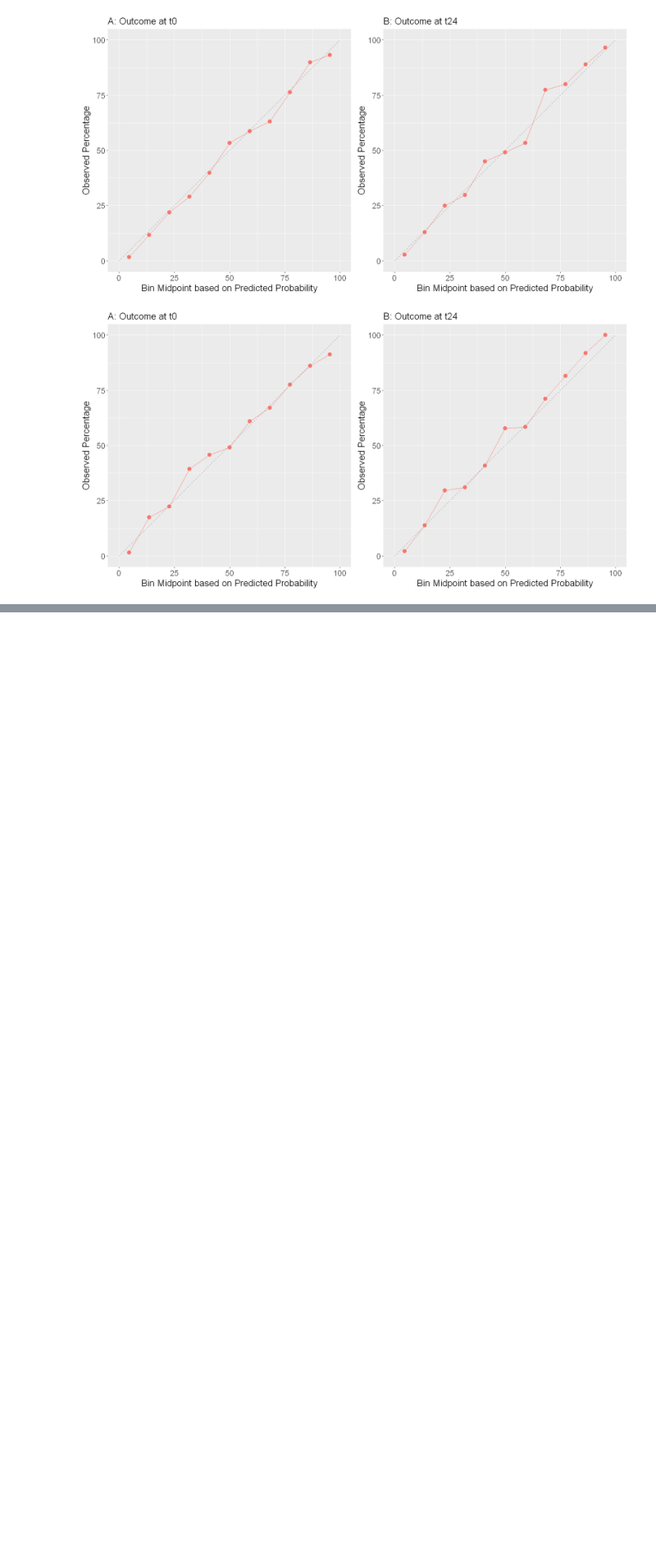
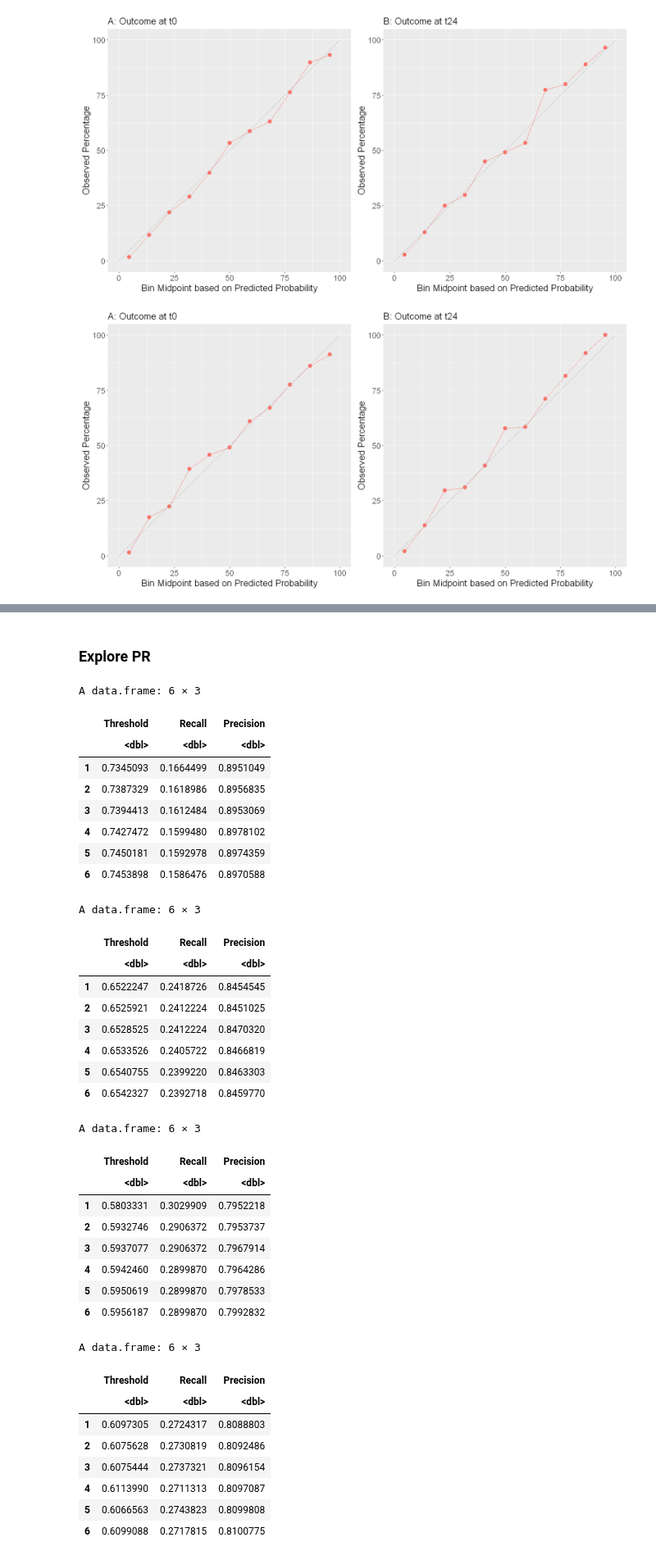
Before and after one commit to Minh084/TDA, a Jupyter notebook: shc2021/20_model_performance_R.ipynb, the cells around one changed output, grey strips where cells are left out. Shown at 82% size. Drawn from its saved outputs; the diff is of its cells as text; code cells hidden in the pictures; blank space fills up the shorter version.

```diff
--- a/shc2021/20_model_performance_R.ipynb
+++ b/shc2021/20_model_performance_R.ipynb
@@ -1076,0 +1198,14 @@ ggsave(filename = file.path(Figuredir, "Fig_new_calibration_plotsAB_notitle.png"
+# %%
+# sensitivity and speficity
+ss01 = ROCR::performance(pred01_rocr, "tpr", "fpr")
+ss024 = ROCR::performance(pred024_rocr, "tpr", "fpr")
+
+ss61 = ROCR::performance(pred_rocr60, "tpr", "fpr")
+ss624 = ROCR::performance(pred_rocr624, "tpr", "fpr")
+
+ss1 = ROCR::performance(pred1_rocr, "tpr", "fpr")
+ss3 = ROCR::performance(pred3_rocr, "tpr", "fpr")
+ss6 = ROCR::performance(pred6_rocr, "tpr", "fpr")
+ss9 = ROCR::performance(pred9_rocr, "tpr", "fpr")
+ss12 = ROCR::performance(pred12_rocr, "tpr", "fpr")
+ss24 = ROCR::performance(pred24_rocr, "tpr", "fpr")
@@ -1076,0 +1293,17 @@ ggsave(filename = file.path(Figuredir, "Fig_new_calibration_plotsAB_notitle.png"
+# %%
+nr = nrow(results)
+nr
+
+ss = ss1
+Threshold <- ss@alpha.values[[1]] # Cutoff values
+fpr <- ss@x.values[[1]] # Recall values
+tpr <- ss@y.values[[1]] # Precision values
+dfss1 <- data.frame(fpr, tpr, Threshold)[2:(nr+1),] # or dfroc <- cbind(FPR,TPR,Threshold)
+nrow(dfss1)
+
+ss = ss24
+Threshold <- ss@alpha.values[[1]] # Cutoff values
+fpr <- ss@x.values[[1]] # Recall values
+tpr <- ss@y.values[[1]] # Precision values
+dfss24 <- data.frame(fpr, tpr, Threshold)[2:(nr+1),] # or dfroc <- cbind(FPR,TPR,Threshold)
+nrow(dfss24)
@@ -1076,0 +1320,48 @@ ggsave(filename = file.path(Figuredir, "Fig_new_calibration_plotsAB_notitle.png"
+# %% [markdown]
+### Explore PR
+# %%
+t = 0.6  # old used 0.609
+# %%
+head(dfpr01 %>% filter(round(Precision, 2) >= 0.90) %>% arrange(Threshold))
+head(dfpr01 %>% filter(round(Precision, 2) >= 0.85) %>% arrange(Threshold))
+head(dfpr01 %>% filter(round(Precision, 2) >= 0.80) %>% arrange(Threshold))
+
+# head(dfpr %>% filter(round(Threshold, 2) > 0.70) %>% arrange(Precision))
+head(dfpr01 %>% filter(round(Threshold, 2) >= t) %>% arrange(Precision))
+# %% [output]
+A data.frame: 6 × 3
+|  | Threshold | Recall | Precision |
+|  | <dbl> | <dbl> | <dbl> |
+| 1 | 0.7345093 | 0.1664499 | 0.8951049 |
+| 2 | 0.7387329 | 0.1618986 | 0.8956835 |
+| 3 | 0.7394413 | 0.1612484 | 0.8953069 |
+| 4 | 0.7427472 | 0.1599480 | 0.8978102 |
+| 5 | 0.7450181 | 0.1592978 | 0.8974359 |
+| 6 | 0.7453898 | 0.1586476 | 0.8970588 |
+A data.frame: 6 × 3
+|  | Threshold | Recall | Precision |
+|  | <dbl> | <dbl> | <dbl> |
+| 1 | 0.6522247 | 0.2418726 | 0.8454545 |
+| 2 | 0.6525921 | 0.2412224 | 0.8451025 |
+| 3 | 0.6528525 | 0.2412224 | 0.8470320 |
+| 4 | 0.6533526 | 0.2405722 | 0.8466819 |
+| 5 | 0.6540755 | 0.2399220 | 0.8463303 |
+| 6 | 0.6542327 | 0.2392718 | 0.8459770 |
+A data.frame: 6 × 3
+|  | Threshold | Recall | Precision |
+|  | <dbl> | <dbl> | <dbl> |
+| 1 | 0.5803331 | 0.3029909 | 0.7952218 |
+| 2 | 0.5932746 | 0.2906372 | 0.7953737 |
+| 3 | 0.5937077 | 0.2906372 | 0.7967914 |
+| 4 | 0.5942460 | 0.2899870 | 0.7964286 |
+| 5 | 0.5950619 | 0.2899870 | 0.7978533 |
+| 6 | 0.5956187 | 0.2899870 | 0.7992832 |
+A data.frame: 6 × 3
+|  | Threshold | Recall | Precision |
+|  | <dbl> | <dbl> | <dbl> |
+| 1 | 0.6097305 | 0.2724317 | 0.8088803 |
+| 2 | 0.6075628 | 0.2730819 | 0.8092486 |
+| 3 | 0.6075444 | 0.2737321 | 0.8096154 |
+| 4 | 0.6113990 | 0.2711313 | 0.8097087 |
+| 5 | 0.6066563 | 0.2743823 | 0.8099808 |
+| 6 | 0.6099088 | 0.2717815 | 0.8100775 |
```
Also changed, not shown: parts of 24 cells of this notebook, 1 other file.
